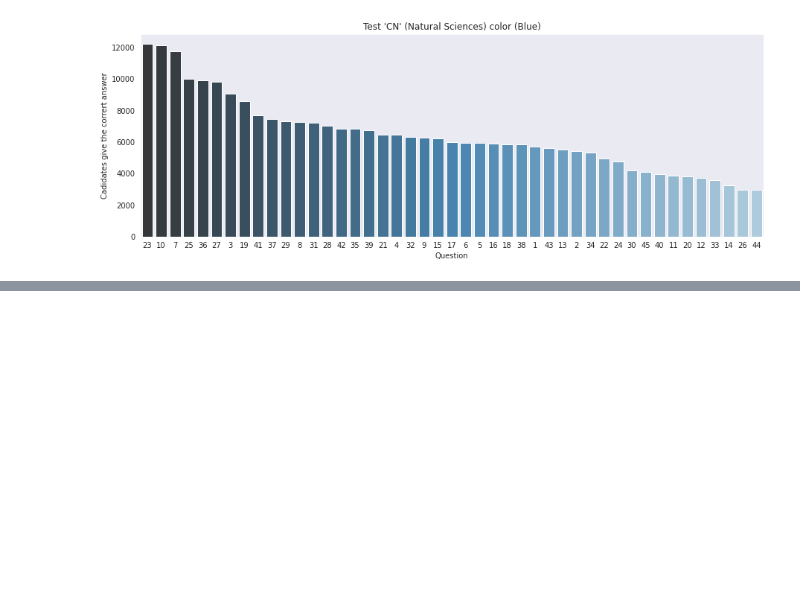
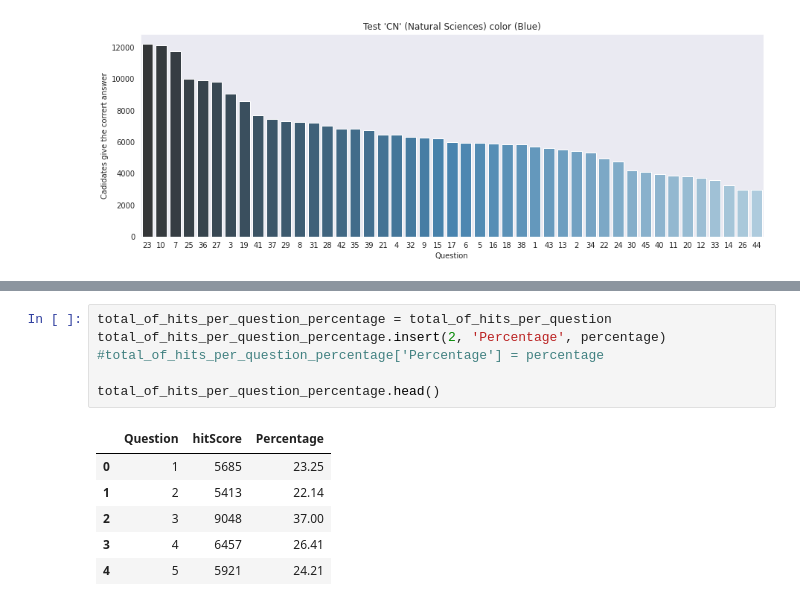
Before and after one commit to Laidson/ENEM_2018_Data_Analysis, a Jupyter notebook: ENEM_2018.ipynb, the cells around one changed output, grey strips where cells are left out. Saved outputs shown, nothing was run; the diff lists cells and outputs as text; blank space fills up the shorter version.

```diff
--- a/ENEM_2018.ipynb
+++ b/ENEM_2018.ipynb
@@ -711,0 +728,13 @@ plt.show()
+# %%
+total_of_hits_per_question_percentage = total_of_hits_per_question
+total_of_hits_per_question_percentage.insert(2, 'Percentage', percentage)
+#total_of_hits_per_question_percentage['Percentage'] = percentage
+
+total_of_hits_per_question_percentage.head()
+# %% [output]
+|  | Question | hitScore | Percentage |
+| 0 | 1 | 5685 | 23.25 |
+| 1 | 2 | 5413 | 22.14 |
+| 2 | 3 | 9048 | 37.00 |
+| 3 | 4 | 6457 | 26.41 |
+| 4 | 5 | 5921 | 24.21 |
```
Also changed, not shown: parts of 8 cells of this notebook.
